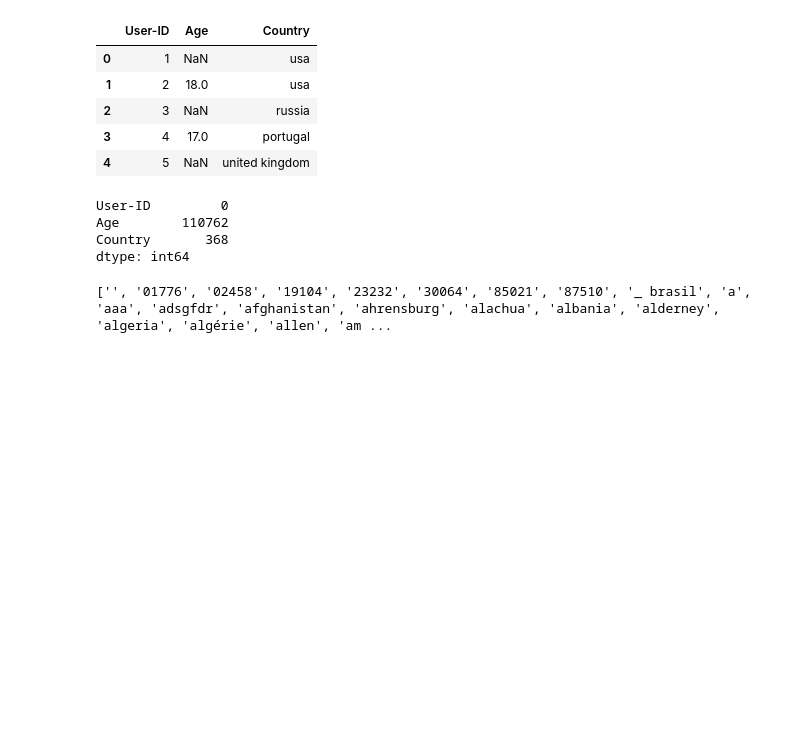
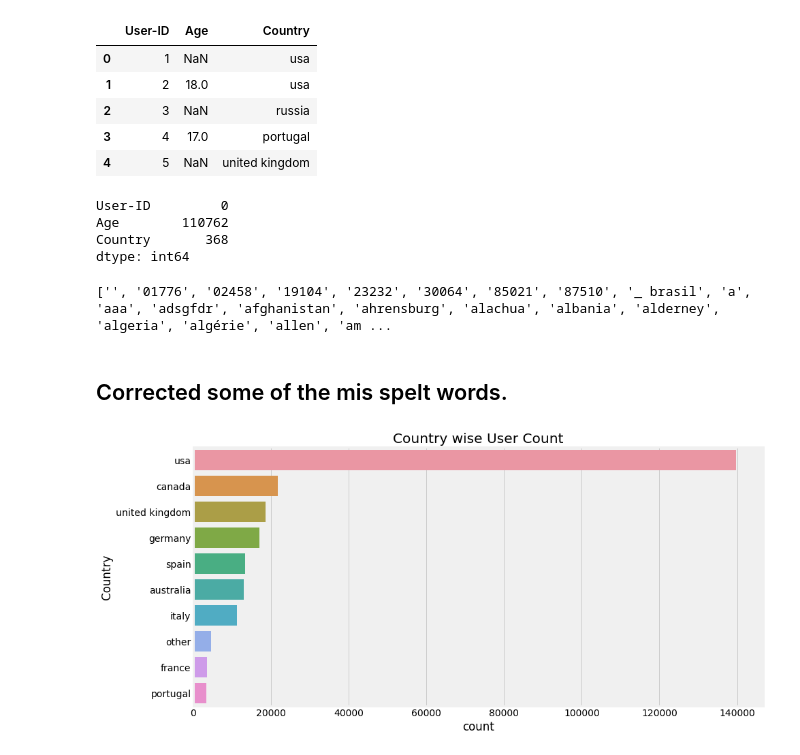
Before and after one commit to Ankitgpt357/Book-recommendation-system, a Jupyter notebook: Book-recommendation-system.ipynb, the cells around one changed output. Cells and saved outputs as stored; diff of their text form; code cells hidden in the pictures; blank space fills up the shorter version.

```diff
--- a/Book-recommendation-system.ipynb
+++ b/Book-recommendation-system.ipynb
@@ -146,3 +146,14 @@ print(a)
 #spelt correction
 users['Country'].replace(['','01776','02458','19104','23232','30064','85021','87510','alachua','america','austria','autralia','cananda','geermany','italia','united kindgonm','united sates','united staes','united state','united states','us'],
                            ['other','usa','usa','usa','usa','usa','usa','usa','usa','usa','australia','australia','canada','germany','italy','united kingdom','usa','usa','usa','usa','usa'],inplace=True)
+# %% [markdown]
+## Corrected some of the mis spelt words.
+# %%
+# plotting top 10 countries having highest user
+plt.figure(figsize=(15,7))
+plt.style.use('fivethirtyeight')
+sns.countplot(y='Country',data=users,order=pd.value_counts(users['Country']).iloc[:10].index)
+plt.title('Country wise User Count')
+plt.show()
+# %% [output]
+[figure, added]
```
Also changed, not shown: parts of 69 cells of this notebook.
